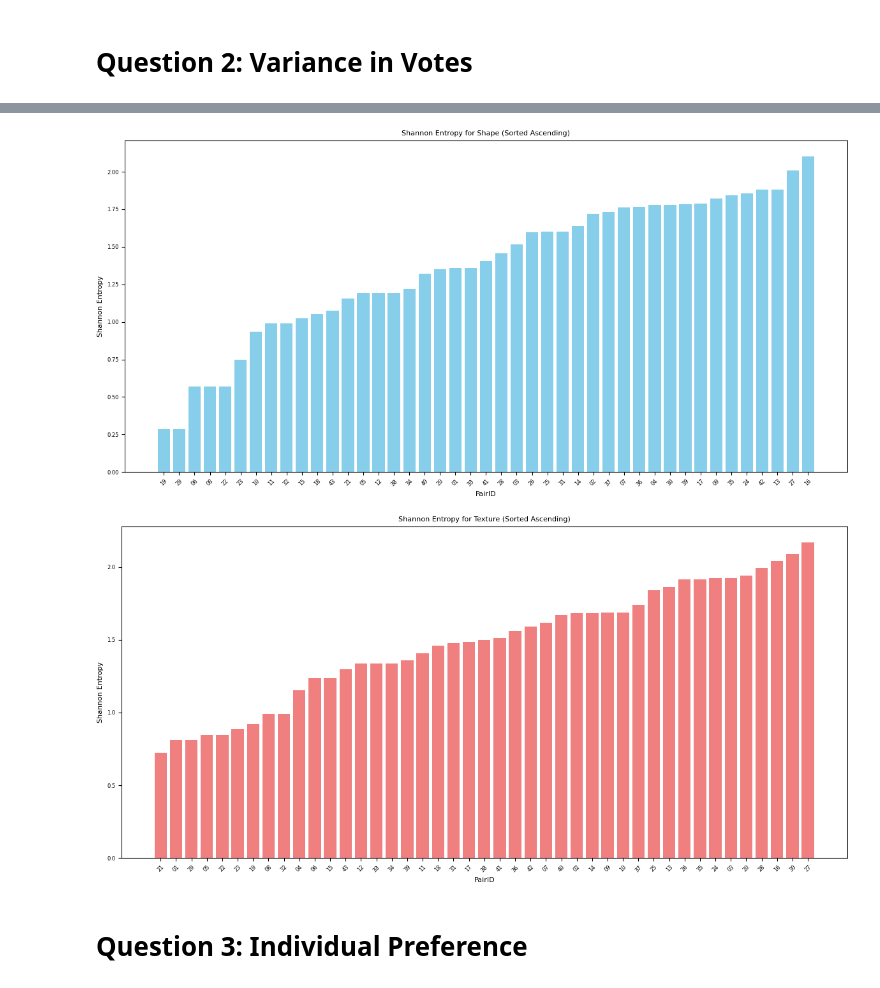
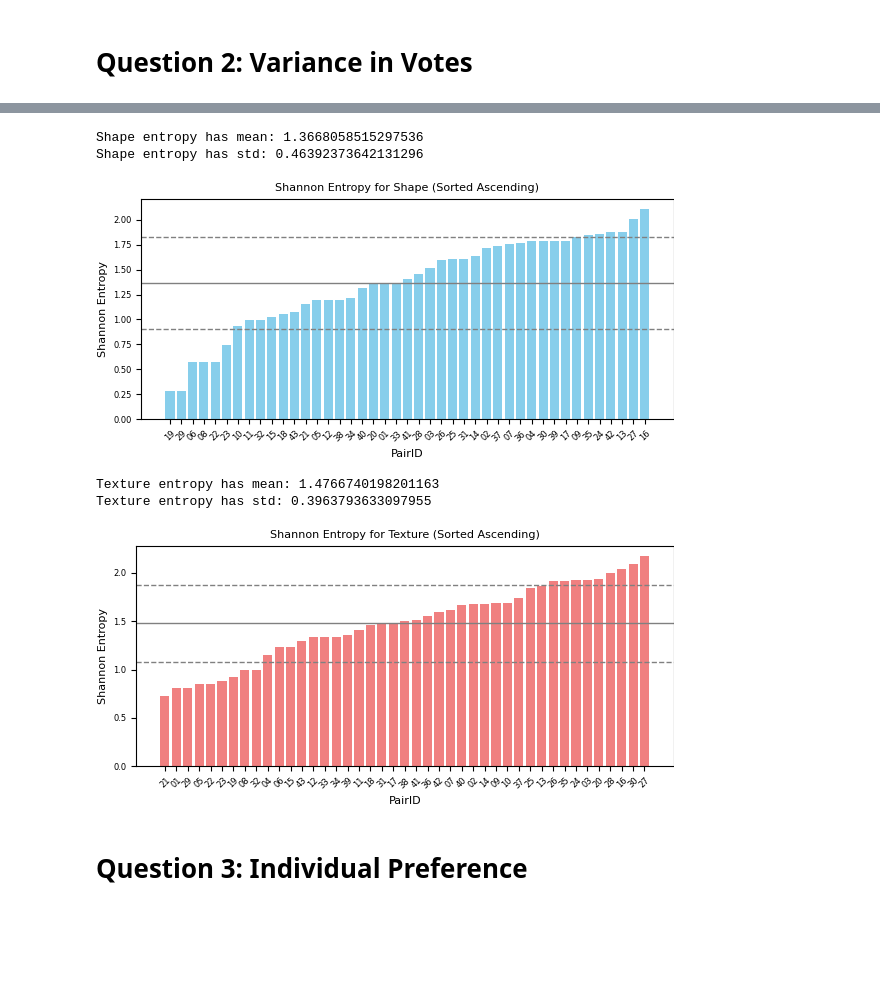
Before and after one commit to Irish-77/digitalizing-real-life-objects, a Jupyter notebook: survey/results/results.ipynb, the cells around one changed output, grey strips where cells are left out. Cells and saved outputs as stored; diff of their text form; code cells hidden in the pictures; blank space fills up the shorter version.

```diff
--- a/survey/results/results.ipynb
+++ b/survey/results/results.ipynb
@@ -588,31 +599,62 @@ entropy_shape_values_sorted = [entropy_shape[pid] for pid in pair_ids_shape_sort
 pair_ids_texture_sorted = sorted(entropy_texture, key=lambda pid: entropy_texture[pid])
 entropy_texture_values_sorted = [entropy_texture[pid] for pid in pair_ids_texture_sorted]
 # %%
-# Plot for Shape
-plt.figure(figsize=(12, 6))
+# --- For Shape ---
+# Compute mean and standard deviation for shape entropy values
+mean_shape = np.mean(entropy_shape_values_sorted)
+std_shape = np.std(entropy_shape_values_sorted)
+
+print("Shape entropy has mean: " + str(mean_shape))
+print("Shape entropy has std: " + str(std_shape))
+
+plt.figure(figsize=(6, 3))
 x_shape = np.arange(len(pair_ids_shape_sorted))
 plt.bar(x_shape, entropy_shape_values_sorted, color='skyblue')
 plt.xlabel('PairID')
 plt.ylabel('Shannon Entropy')
 plt.title('Shannon Entropy for Shape (Sorted Ascending)')
 plt.xticks(x_shape, pair_ids_shape_sorted, rotation=45)
+
+# Add horizontal lines: solid for mean, dashed for mean ± std.
+plt.axhline(mean_shape, color='grey', linestyle='-', linewidth=1)
+plt.axhline(mean_shape + std_shape, color='grey', linestyle='--', linewidth=1)
+plt.axhline(mean_shape - std_shape, color='grey', linestyle='--', linewidth=1)
+
 plt.tight_layout()
 plt.show()
 # %% [output]
+Shape entropy has mean: 1.3668058515297536
+Shape entropy has std: 0.46392373642131296
-[figure, old version]
+[figure, new version]
 # %%
-# Plot for Texture
-plt.figure(figsize=(12, 6))
+# --- For Texture ---
+# Compute mean and standard deviation for texture entropy values
+mean_texture = np.mean(entropy_texture_values_sorted)
+std_texture = np.std(entropy_texture_values_sorted)
+
+print("Texture entropy has mean: " + str(mean_texture))
+print("Texture entropy has std: " + str(std_texture))
+
+
+plt.figure(figsize=(6, 3))
 x_texture = np.arange(len(pair_ids_texture_sorted))
 plt.bar(x_texture, entropy_texture_values_sorted, color='lightcoral')
 plt.xlabel('PairID')
 plt.ylabel('Shannon Entropy')
 plt.title('Shannon Entropy for Texture (Sorted Ascending)')
 plt.xticks(x_texture, pair_ids_texture_sorted, rotation=45)
+
+# Add horizontal lines: solid for mean, dashed for mean ± std.
+plt.axhline(mean_texture, color='grey', linestyle='-', linewidth=1)
+plt.axhline(mean_texture + std_texture, color='grey', linestyle='--', linewidth=1)
+plt.axhline(mean_texture - std_texture, color='grey', linestyle='--', linewidth=1)
+
 plt.tight_layout()
 plt.show()
 # %% [output]
+Texture entropy has mean: 1.4766740198201163
+Texture entropy has std: 0.3963793633097955
-[figure, old version]
+[figure, new version]
 # %% [markdown]
 # Question 3: Individual Preference
 # %%
```
Also changed, not shown: parts of 7 cells of this notebook.
